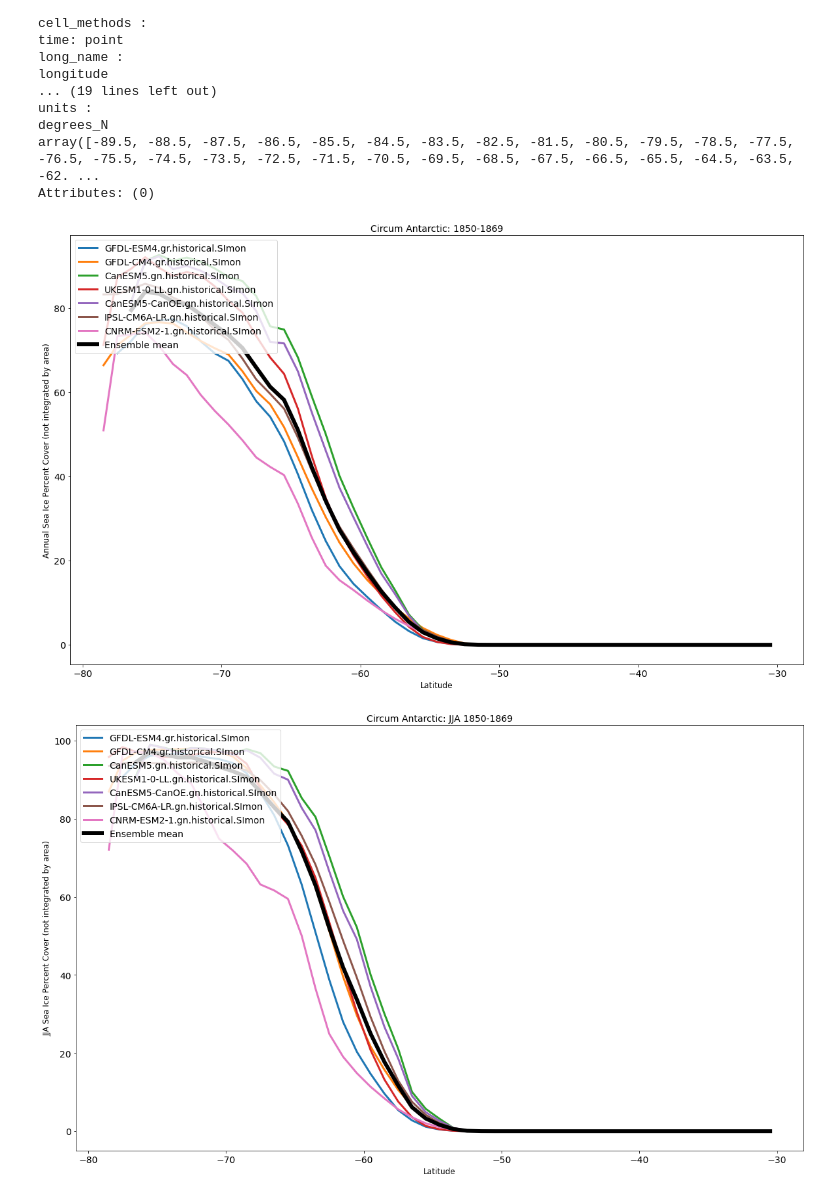
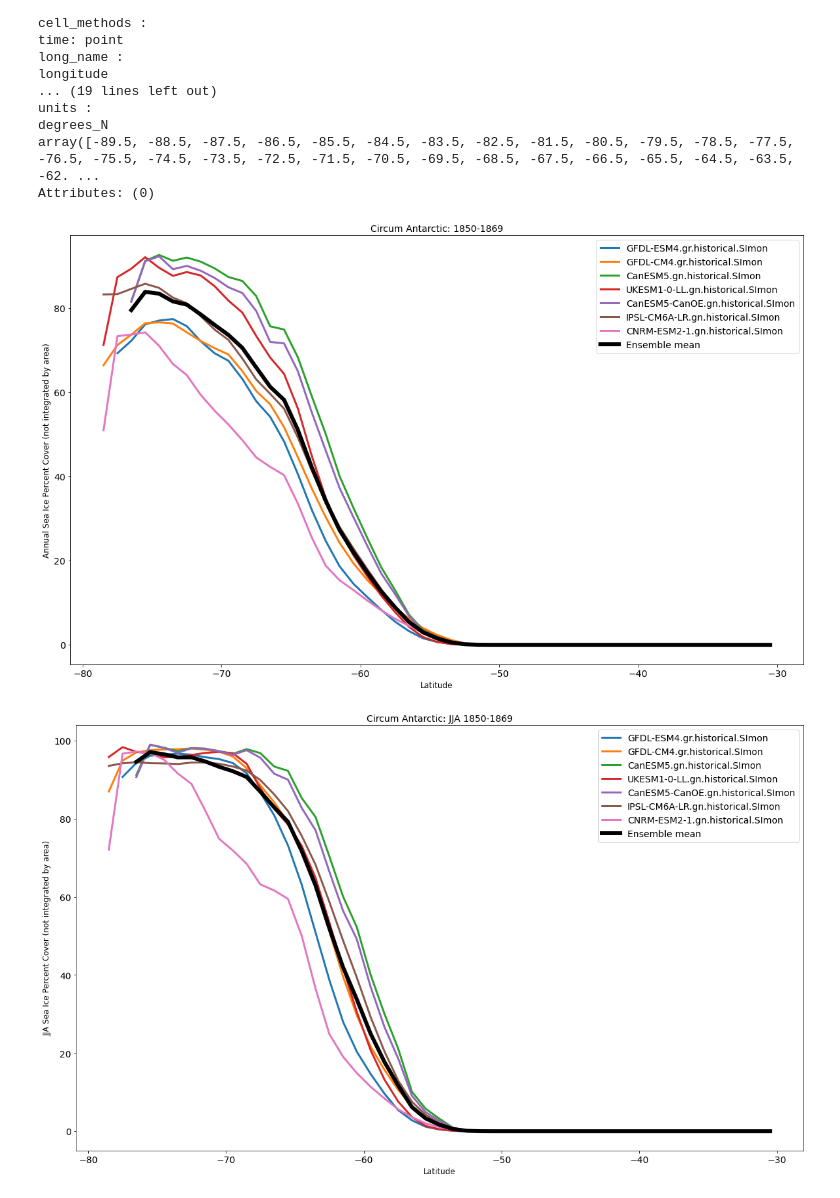
Before and after one commit to gmacgilchrist/seniorthesis, a Jupyter notebook: notebooks/seaice.ipynb, the cells around one changed output. Saved outputs shown, nothing was run; the diff lists cells and outputs as text; code cells hidden in the pictures.

```diff
--- a/notebooks/seaice.ipynb
+++ b/notebooks/seaice.ipynb
@@ -451,13 +451,13 @@ plt.ylabel('Annual Sea Ice Percent Cover (not integrated by area)')
 
 plt.legend(
 #     bbox_to_anchor=(1.05, 1),
-    loc='upper left'
+    loc='upper right'
 #     , borderaxespad=0.
 )
 plt.title('Circum Antarctic: 1850-1869')
 plt.rcParams["figure.figsize"] = (20,12)
 # %% [output]
-[figure, old version]
+[figure, new version]
 # %%
 # d = dd['GFDL-CM4.gr.historical.Omon'].fgco2.mean(['x'],keep_attrs=True)
 # d*A
@@ -469,32 +469,32 @@ plt.rc('figure', titlesize=16)
 
 for name, ds in dd.items():
     ds = ds['siconc'].isel(time = slice(0,239))
     ds = ds.sel(time=ds.time.dt.season=="JJA").mean('time',keep_attrs=True)
     d = ds.mean('x', keep_attrs = True)
 #     ar = d*A
     temp[name]=d
 
 
 for name, ds in temp.items():
     plt.plot(ds.y[10:60], ds[10:60], label = name, lw = 3)
     plt.xlabel('Latitude')
     plt.ylabel('Annual Sea Ice Percent Cover (not integrated by area)')
 
 mn = np.mean(list(temp.values()), axis=0)
 plt.plot(ds.y[10:60], mn[10:60], lw = 6, label = 'Ensemble mean', color = 'black')
 plt.xlabel('Latitude')
 plt.ylabel('JJA Sea Ice Percent Cover (not integrated by area)')
 # zr = xr.zeros_like(dd['CESM2-FV2.gr.historical.Omon'].fgco2)
 # zr.isel(x = 0)[10:60].plot(linestyle = 'dashed', color = 'black')
 # plt.xlabel('Latitude')
 # plt.ylabel('Surface Upward Flux of Total CO\u2082 * Area (molC/yr)')
 
 plt.legend(
 #     bbox_to_anchor=(1.05, 1),
-    loc='upper left'
+    loc='upper right'
 #     , borderaxespad=0.
 )
 plt.title('Circum Antarctic: JJA 1850-1869')
 plt.rcParams["figure.figsize"] = (20,12)
 # %% [output]
-[figure, old version]
+[figure, new version]
```
